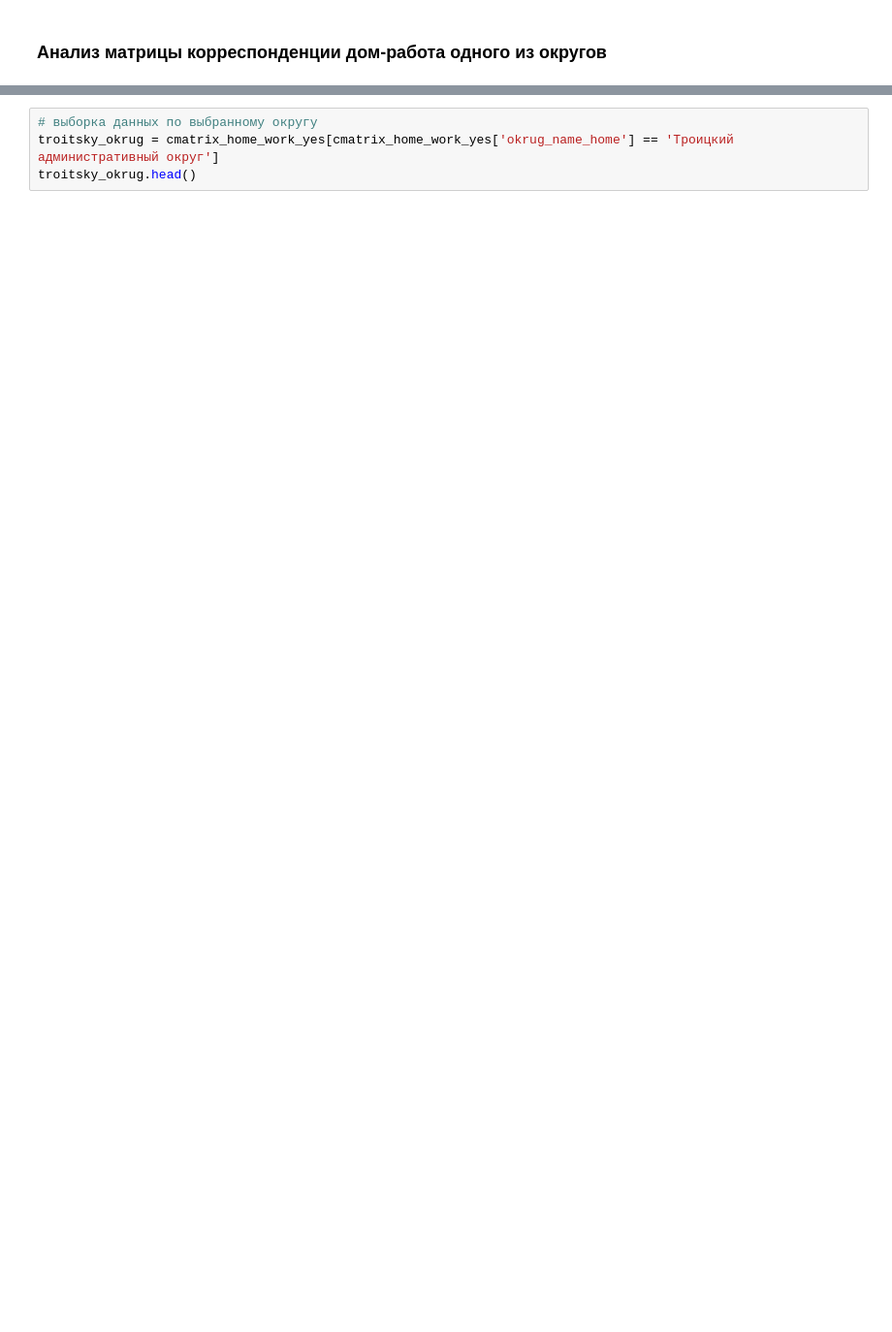
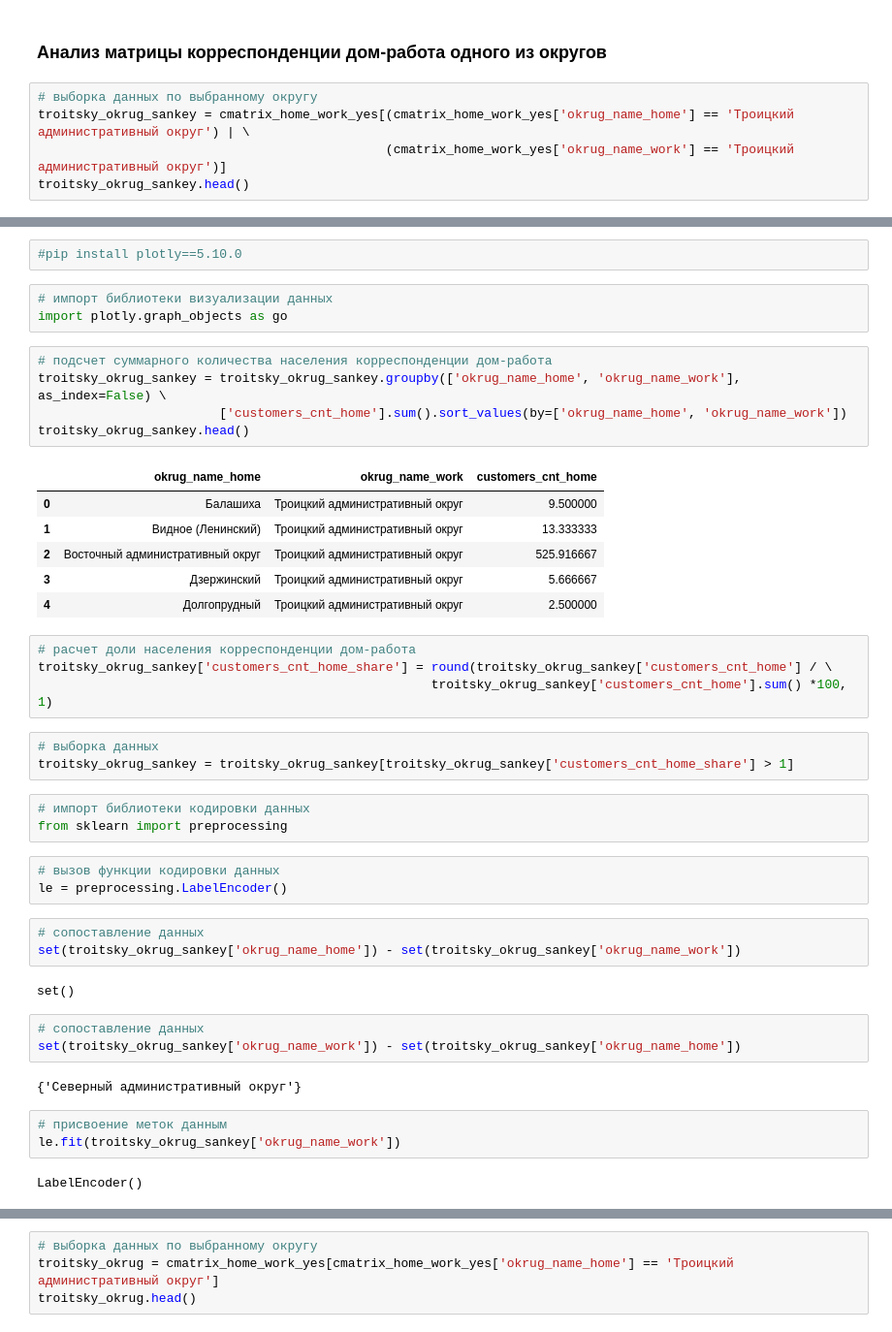
Before and after one commit to RuslanLat/moscov, a Jupyter notebook: EDA_home_work.ipynb, the cells around one changed output, grey strips where cells are left out. Shown: that part at 97% size. Saved outputs shown, nothing was run; the diff lists cells and outputs as text; blank space fills up the shorter version.

```diff
--- a/EDA_home_work.ipynb
+++ b/EDA_home_work.ipynb
@@ -262,3 +262,8 @@ cmatrix_home_work_yes.head()
 | 4 | 1 | MULTIPOLYGON (((37.17367 55.26202... | 43938 | Вороновское | Троицкий административный округ | 0.25 | POINT (37.17758 55.26428) | ... |
 # %% [markdown]
 ### Анализ матрицы корреспонденции дом-работа одного из округов
+# %%
+# выборка данных по выбранному округу
+troitsky_okrug_sankey = cmatrix_home_work_yes[(cmatrix_home_work_yes['okrug_name_home'] == 'Троицкий административный округ') | \
+                                              (cmatrix_home_work_yes['okrug_name_work'] == 'Троицкий административный округ')]
+troitsky_okrug_sankey.head()
@@ -264,0 +277,45 @@ cmatrix_home_work_yes.head()
+# %%
+#pip install plotly==5.10.0
+# %%
+# импорт библиотеки визуализации данных
+import plotly.graph_objects as go
+# %%
+# подсчет суммарного количества населения корреспонденции дом-работа
+troitsky_okrug_sankey = troitsky_okrug_sankey.groupby(['okrug_name_home', 'okrug_name_work'], as_index=False) \
+                        ['customers_cnt_home'].sum().sort_values(by=['okrug_name_home', 'okrug_name_work'])
+troitsky_okrug_sankey.head()
+# %% [output]
+|  | okrug_name_home | okrug_name_work | customers_cnt_home |
+| 0 | Балашиха | Троицкий административный округ | 9.500000 |
+| 1 | Видное (Ленинский) | Троицкий административный округ | 13.333333 |
+| 2 | Восточный административный округ | Троицкий административный округ | 525.916667 |
+| 3 | Дзержинский | Троицкий административный округ | 5.666667 |
+| 4 | Долгопрудный | Троицкий административный округ | 2.500000 |
+# %%
+# расчет доли населения корреспонденции дом-работа
+troitsky_okrug_sankey['customers_cnt_home_share'] = round(troitsky_okrug_sankey['customers_cnt_home'] / \
+                                                    troitsky_okrug_sankey['customers_cnt_home'].sum() *100, 1)
+# %%
+# выборка данных
+troitsky_okrug_sankey = troitsky_okrug_sankey[troitsky_okrug_sankey['customers_cnt_home_share'] > 1]
+# %%
+# импорт библиотеки кодировки данных
+from sklearn import preprocessing
+# %%
+# вызов функции кодировки данных
+le = preprocessing.LabelEncoder()
+# %%
+# сопоставление данных
+set(troitsky_okrug_sankey['okrug_name_home']) - set(troitsky_okrug_sankey['okrug_name_work'])
+# %% [output]
+set()
+# %%
+# сопоставление данных
+set(troitsky_okrug_sankey['okrug_name_work']) - set(troitsky_okrug_sankey['okrug_name_home'])
+# %% [output]
+{'Северный административный округ'}
+# %%
+# присвоение меток данным
+le.fit(troitsky_okrug_sankey['okrug_name_work'])
+# %% [output]
+LabelEncoder()
```
Also changed, not shown: parts of 15 cells of this notebook, 1 other file.
